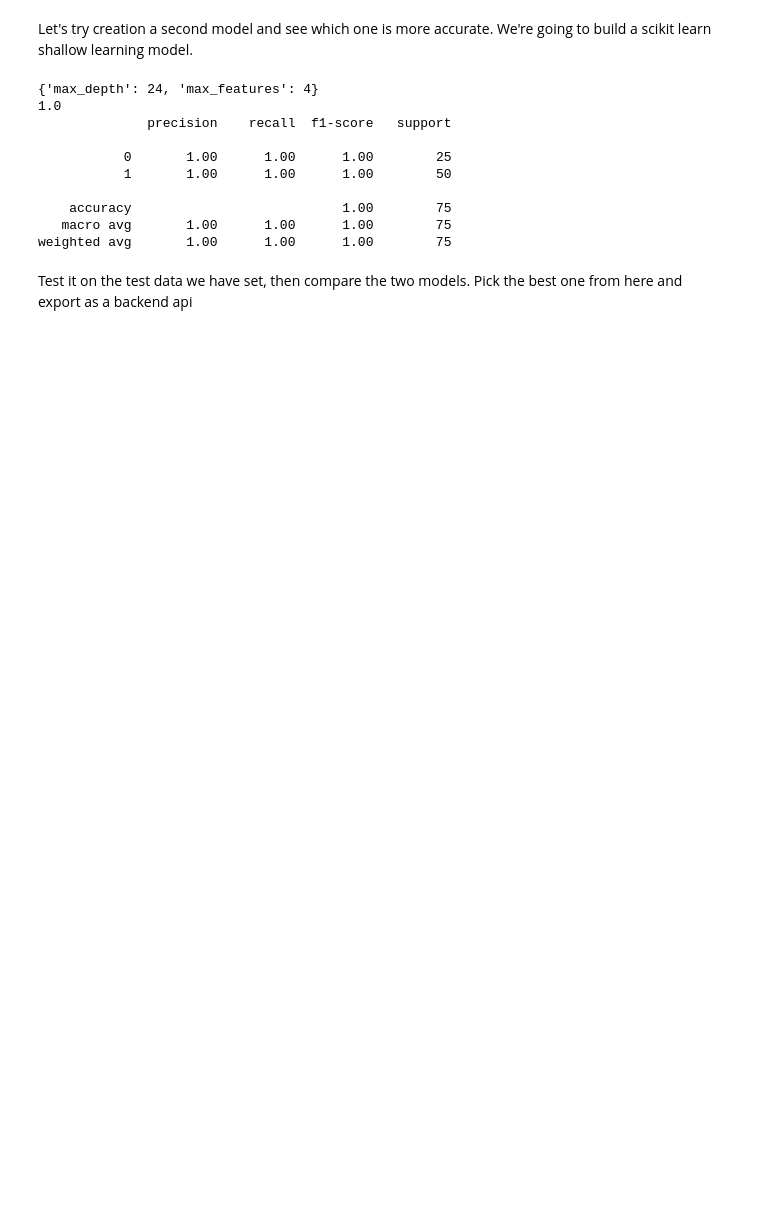
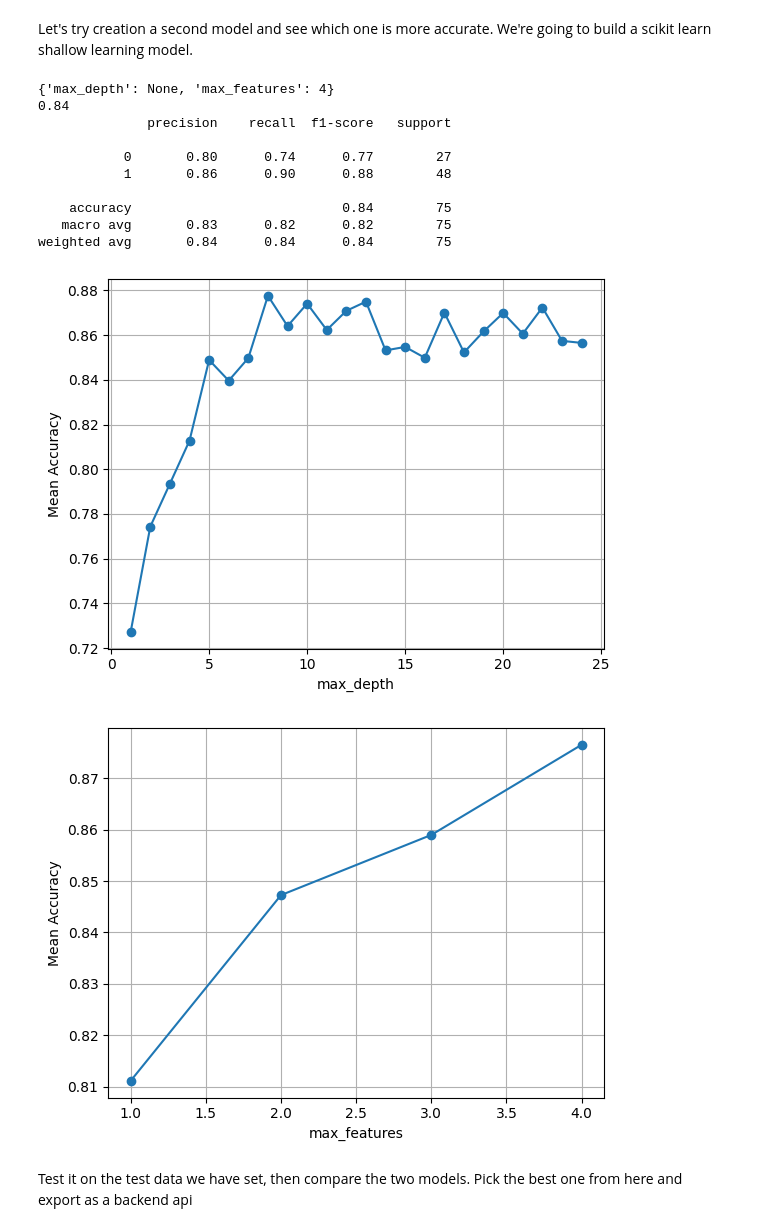
Before and after one commit to tylervo02/scalper-buddy, a Jupyter notebook: notebooks/trainModel.ipynb, the cells around one changed output. Saved outputs shown, nothing was run; the diff lists cells and outputs as text; code cells hidden in the pictures; blank space fills up the shorter version.

Commit message:
Started plotting the hyperparameters. Will need to test model 1.

```diff
--- a/notebooks/trainModel.ipynb
+++ b/notebooks/trainModel.ipynb
@@ -94,14 +95,35 @@ model1Tuner.search(
 )
 
 # display our results of our tuning here.
+def showHyperPlot(param: str, results):
+  toPlot = results.groupby("param_" + param)["mean_test_score"].mean()
+  plt.figure()
+  plt.plot(toPlot.index, toPlot.values, marker="o")
+  plt.xlabel(param)
+  plt.ylabel("Mean Accuracy")
+  plt.grid(True)
+  plt.show()
+
+
+
 
 # rebuild with best hyperparameters and get our final tuned model
 model1 = model1Tuner.hypermodel.build(model1Tuner.get_best_hyperparameters(1)[0])
+
+
+
+
 model1.fit(
     trainingImagesArray, trainingClassifyArray,
     epochs = 5,
     validation_data=(validationImagesArray, validationClassifyArray)
 )
 
+model1Results = pd.DataFrame([
+    {**t.hyperparameters.values, "score": t.score} for t in model1Tuner.oracle.trials.values() if t.score is not None
+])
+
 model1.summary()
+showHyperPlot("base_filters", model1Results)
+showHyperPlot("dense_units", model1Results)
 # %% [output]
@@ -143,38 +170,44 @@ Let's try creation a second model and see which one is more accurate. We're goin
 # %%
 from sklearn import tree
 from sklearn.metrics import accuracy_score, classification_report
 # I have to flatten arrays because sklearn only allows 1D arrays
 def flattenArrays(arr):
     return arr.reshape(len(arr), -1)
 
 #Let's tune hyperparameters
 #tune max_depth
 param_grid = {
   #add params to test
   'max_depth': [None, *range(1, 25)],
   'max_features': [1, 2, 3, 4]
 }
 
 grid_search = GridSearchCV(tree.DecisionTreeClassifier(), param_grid=param_grid, scoring='accuracy')
 
 grid_search.fit(flattenArrays(trainingImagesArray), flattenArrays(trainingClassifyArray))
 print(grid_search.best_params_)
 
 model2 = grid_search.best_estimator_
 validationCheck = model2.predict(flattenArrays(validationImagesArray))
 print(accuracy_score(validationCheck, validationClassifyArray))
 print(classification_report(validationCheck, validationClassifyArray))
+
+#create the plots.
+showHyperPlot("max_depth", pd.DataFrame(grid_search.cv_results_))
+showHyperPlot("max_features", pd.DataFrame(grid_search.cv_results_))
 # %% [output]
-{'max_depth': 24, 'max_features': 4}
-1.0
+{'max_depth': None, 'max_features': 4}
+0.84
               precision    recall  f1-score   support
 
-           0       1.00      1.00      1.00        25
-           1       1.00      1.00      1.00        50
+           0       0.80      0.74      0.77        27
+           1       0.86      0.90      0.88        48
 
-    accuracy                           1.00        75
-   macro avg       1.00      1.00      1.00        75
-weighted avg       1.00      1.00      1.00        75
+    accuracy                           0.84        75
+   macro avg       0.83      0.82      0.82        75
+weighted avg       0.84      0.84      0.84        75
+[figure, added]
+[figure, added]
 # %% [markdown]
 Test it on the test data we have set, then compare the two models. Pick the best one from here and export as a backend api
 # %%
```
Also changed, not shown: parts of 3 cells of this notebook.
